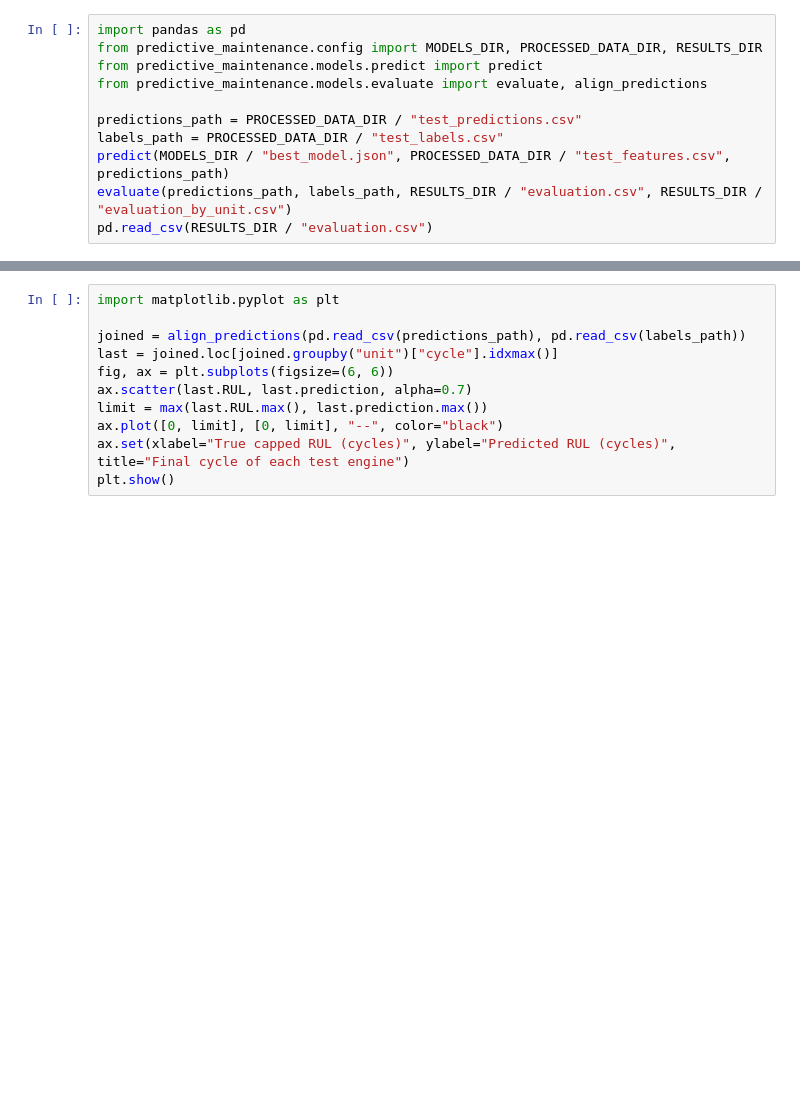
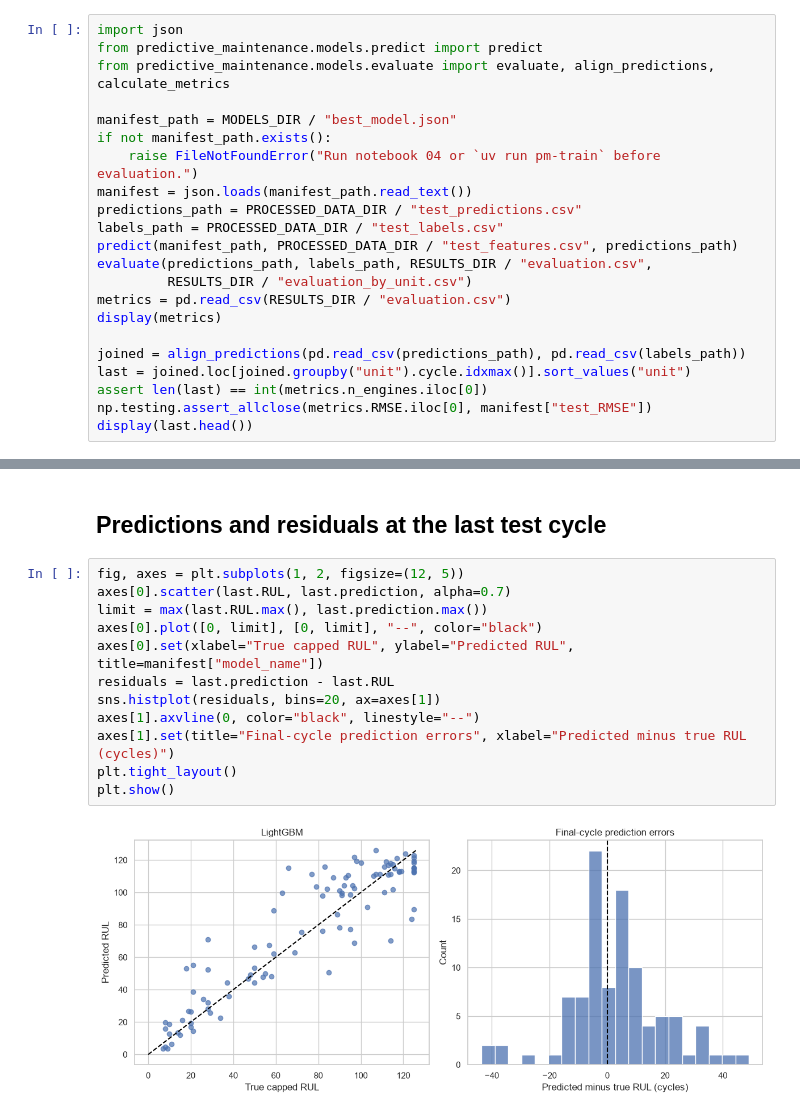
Before and after one commit to abdellatifmht/Predictive-Maintenance-for-Sensor-Data, a Jupyter notebook: notebooks/05_model_evaluation.ipynb, the cells around one changed output, grey strips where cells are left out. Drawn from its saved outputs; the diff is of its cells as text; blank space fills up the shorter version.

Commit message:
Finalize and execute all notebooks with measured results and CI coverage

```diff
--- a/notebooks/05_model_evaluation.ipynb
+++ b/notebooks/05_model_evaluation.ipynb
@@ -13,11 +48,22 @@ sys.path.insert(0, str(ROOT / "src"))
 # %%
-import pandas as pd
-from predictive_maintenance.config import MODELS_DIR, PROCESSED_DATA_DIR, RESULTS_DIR
+import json
 from predictive_maintenance.models.predict import predict
-from predictive_maintenance.models.evaluate import evaluate, align_predictions
+from predictive_maintenance.models.evaluate import evaluate, align_predictions, calculate_metrics
 
+manifest_path = MODELS_DIR / "best_model.json"
+if not manifest_path.exists():
+    raise FileNotFoundError("Run notebook 04 or `uv run pm-train` before evaluation.")
+manifest = json.loads(manifest_path.read_text())
 predictions_path = PROCESSED_DATA_DIR / "test_predictions.csv"
 labels_path = PROCESSED_DATA_DIR / "test_labels.csv"
-predict(MODELS_DIR / "best_model.json", PROCESSED_DATA_DIR / "test_features.csv", predictions_path)
-evaluate(predictions_path, labels_path, RESULTS_DIR / "evaluation.csv", RESULTS_DIR / "evaluation_by_unit.csv")
-pd.read_csv(RESULTS_DIR / "evaluation.csv")
+predict(manifest_path, PROCESSED_DATA_DIR / "test_features.csv", predictions_path)
+evaluate(predictions_path, labels_path, RESULTS_DIR / "evaluation.csv",
+         RESULTS_DIR / "evaluation_by_unit.csv")
+metrics = pd.read_csv(RESULTS_DIR / "evaluation.csv")
+display(metrics)
+
+joined = align_predictions(pd.read_csv(predictions_path), pd.read_csv(labels_path))
+last = joined.loc[joined.groupby("unit").cycle.idxmax()].sort_values("unit")
+assert len(last) == int(metrics.n_engines.iloc[0])
+np.testing.assert_allclose(metrics.RMSE.iloc[0], manifest["test_RMSE"])
+display(last.head())
@@ -24,11 +79,16 @@ pd.read_csv(RESULTS_DIR / "evaluation.csv")
+# %% [markdown]
+## Predictions and residuals at the last test cycle
 # %%
-import matplotlib.pyplot as plt
-
-joined = align_predictions(pd.read_csv(predictions_path), pd.read_csv(labels_path))
-last = joined.loc[joined.groupby("unit")["cycle"].idxmax()]
-fig, ax = plt.subplots(figsize=(6, 6))
-ax.scatter(last.RUL, last.prediction, alpha=0.7)
+fig, axes = plt.subplots(1, 2, figsize=(12, 5))
+axes[0].scatter(last.RUL, last.prediction, alpha=0.7)
 limit = max(last.RUL.max(), last.prediction.max())
-ax.plot([0, limit], [0, limit], "--", color="black")
-ax.set(xlabel="True capped RUL (cycles)", ylabel="Predicted RUL (cycles)", title="Final cycle of each test engine")
+axes[0].plot([0, limit], [0, limit], "--", color="black")
+axes[0].set(xlabel="True capped RUL", ylabel="Predicted RUL", title=manifest["model_name"])
+residuals = last.prediction - last.RUL
+sns.histplot(residuals, bins=20, ax=axes[1])
+axes[1].axvline(0, color="black", linestyle="--")
+axes[1].set(title="Final-cycle prediction errors", xlabel="Predicted minus true RUL (cycles)")
+plt.tight_layout()
 plt.show()
+# %% [output]
+[figure, added]
```
Also changed, not shown: parts of 10 cells of this notebook, 15 other files.
